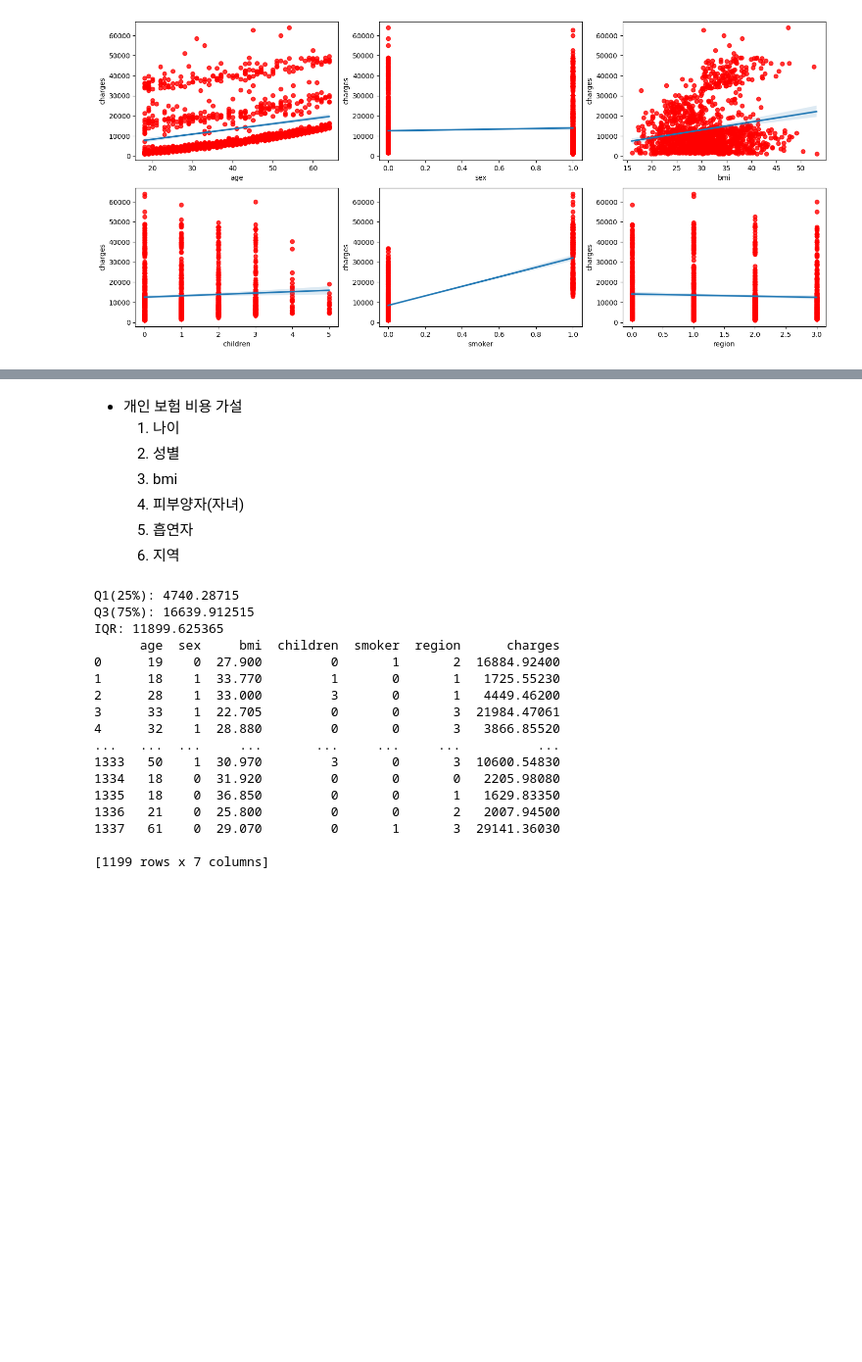
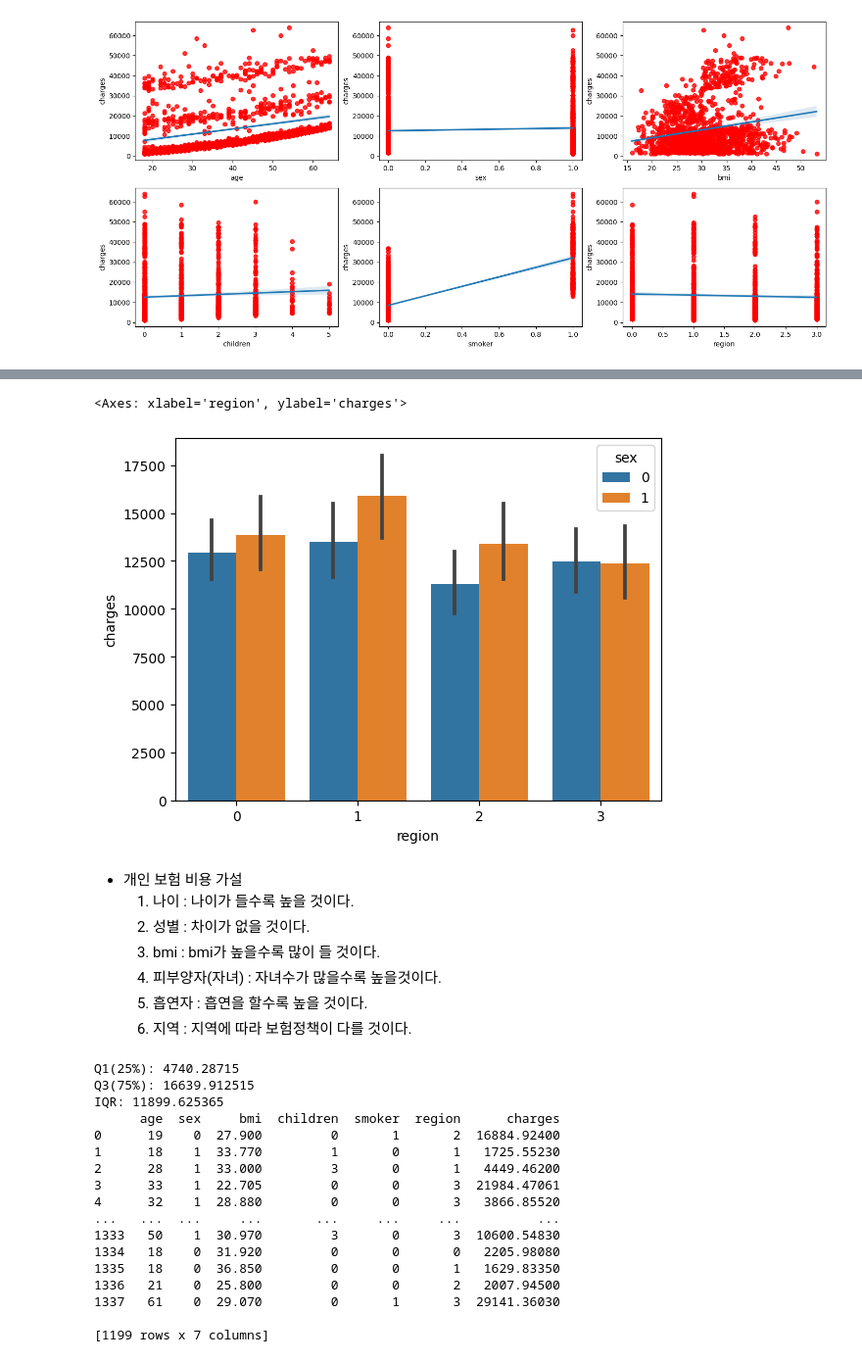
Before and after one commit to kimjeoungeun/my_study, a Jupyter notebook: insurance copy.ipynb, the cells around one changed output, grey strips where cells are left out. Shown at 98% size. Drawn from its saved outputs; the diff is of its cells as text; code cells hidden in the pictures; blank space fills up the shorter version.

```diff
--- a/insurance copy.ipynb
+++ b/insurance copy.ipynb
@@ -229,11 +232,16 @@ sns.regplot(x='region',y='charges', data=df_in, ax=axes[1][2], scatter_kws={"fc"
+# %%
+sns.barplot(x='region', y='charges', hue='sex', data=df_in)
+# %% [output]
+<Axes: xlabel='region', ylabel='charges'>
+[figure, added]
 # %% [markdown]
 - 개인 보험 비용 가설
-  1. 나이
-  2. 성별
-  3. bmi
-  4. 피부양자(자녀)
-  5. 흡연자
-  6. 지역
+  1. 나이 : 나이가 들수록 높을 것이다.
+  2. 성별 : 차이가 없을 것이다.
+  3. bmi : bmi가 높을수록 많이 들 것이다.
+  4. 피부양자(자녀) : 자녀수가 많을수록 높을것이다.
+  5. 흡연자 : 흡연을 할수록 높을 것이다.
+  6. 지역 : 지역에 따라 보험정책이 다를 것이다.
 # %%
 # 이상치 제거
 count_q1=np.percentile(df_in['charges'],25)
```
Also changed, not shown: parts of 15 cells of this notebook, 1 other file.
